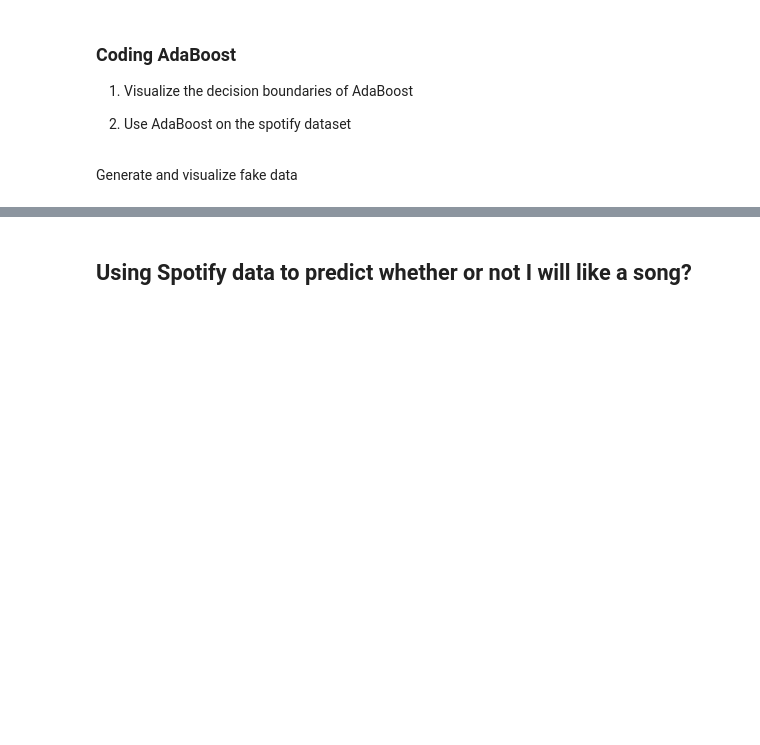
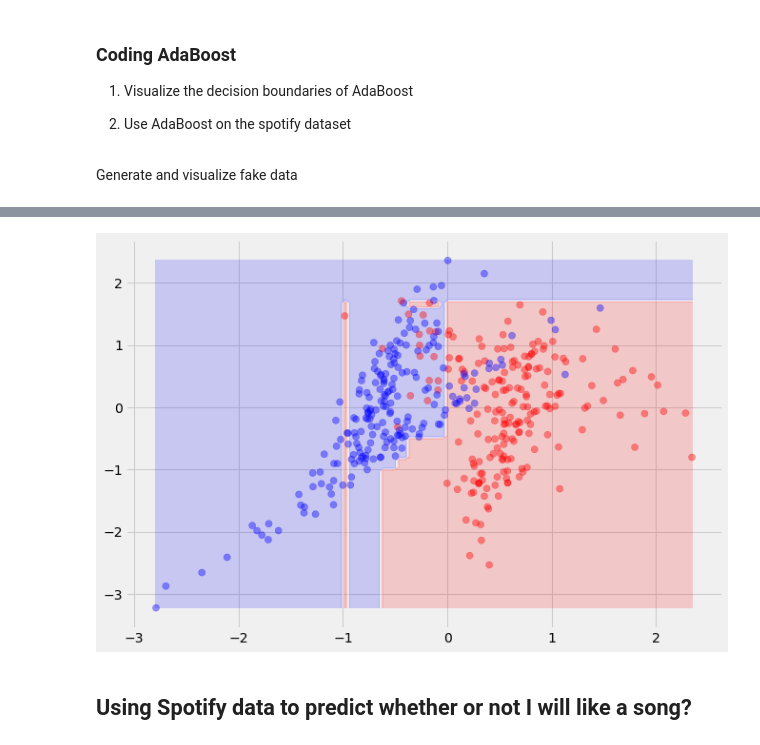
Before and after one commit to yangliu222/DS-SF-42, a Jupyter notebook: george_section/notebooks/In_class/Boosting and Advanced Sklearn (In Class).ipynb, the cells around one changed output, grey strips where cells are left out. Drawn from its saved outputs; the diff is of its cells as text; code cells hidden in the pictures; blank space fills up the shorter version.

```diff
--- a/george_section/notebooks/In_class/Boosting and Advanced Sklearn (In Class).ipynb
+++ b/george_section/notebooks/In_class/Boosting and Advanced Sklearn (In Class).ipynb
@@ -219,13 +253,16 @@ def plot_decision_boundary(model, X, y):
 # %%
 #Train AdaBoost model on the same data and visualize it
 
 #Intialize AdaBoost model with 20 estimators
-ada =
+ada = AdaBoostClassifier(n_estimators=20)
 
 #Fit model
-
+ada.fit(X,y)
 
 #Visualize model boundaries
+plot_decision_boundary(ada, X.values, colors)
+# %% [output]
+[figure, added]
 # %% [markdown]
 ## <b> Using Spotify data to predict whether or not I will like a song? </b>
 # %% [markdown]
```
Also changed, not shown: parts of 94 cells of this notebook.
